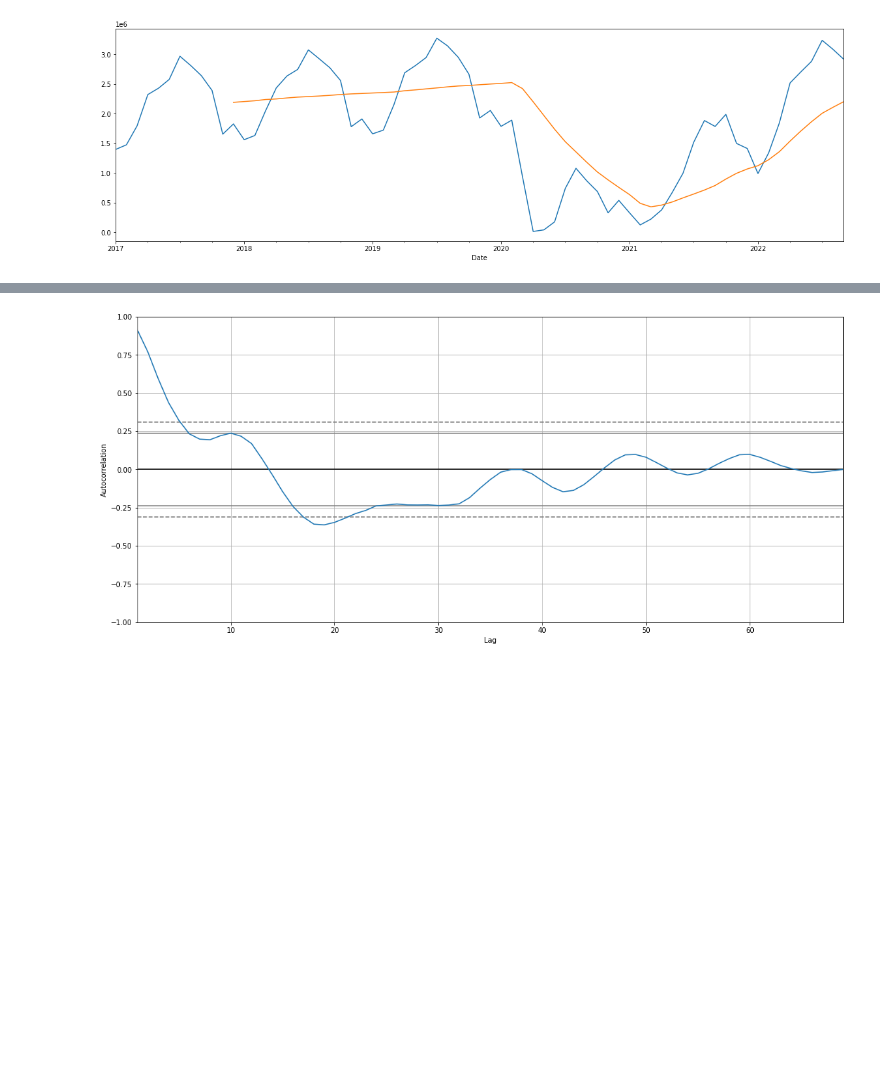
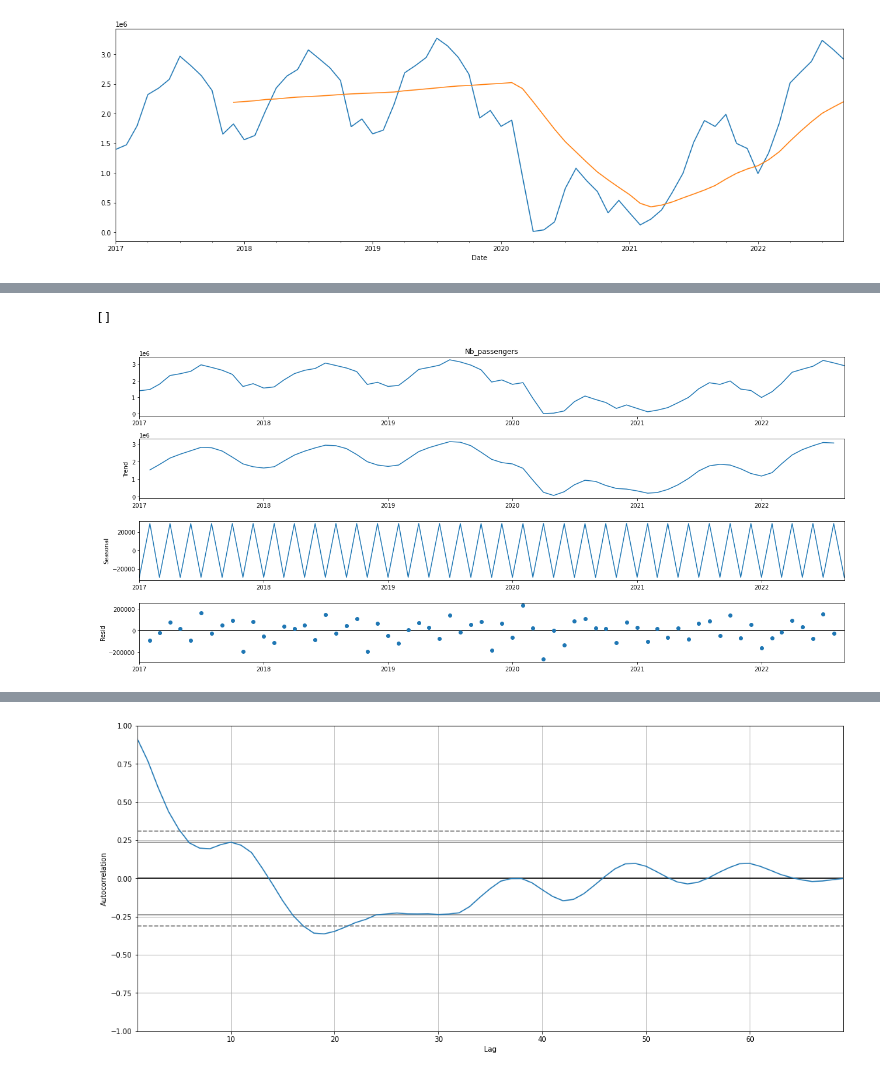
Before and after one commit to LuisaPolicarpo/Project5, a Jupyter notebook: Passengers_EDA.ipynb, the cells around one changed output, grey strips where cells are left out. Saved outputs shown, nothing was run; the diff lists cells and outputs as text; code cells hidden in the pictures; blank space fills up the shorter version.

```diff
--- a/Passengers_EDA.ipynb
+++ b/Passengers_EDA.ipynb
@@ -137,0 +146,7 @@ plt.show()
+# %%
+decomposition1 = sm.tsa.seasonal_decompose(x = passengers_landed_PT['Nb_passengers'], freq = 2, model='additive')
+fig = decomposition1.plot()
+plt.plot()
+# %% [output]
+[]
+[figure, added]
```
Also changed, not shown: parts of 3 cells of this notebook.
